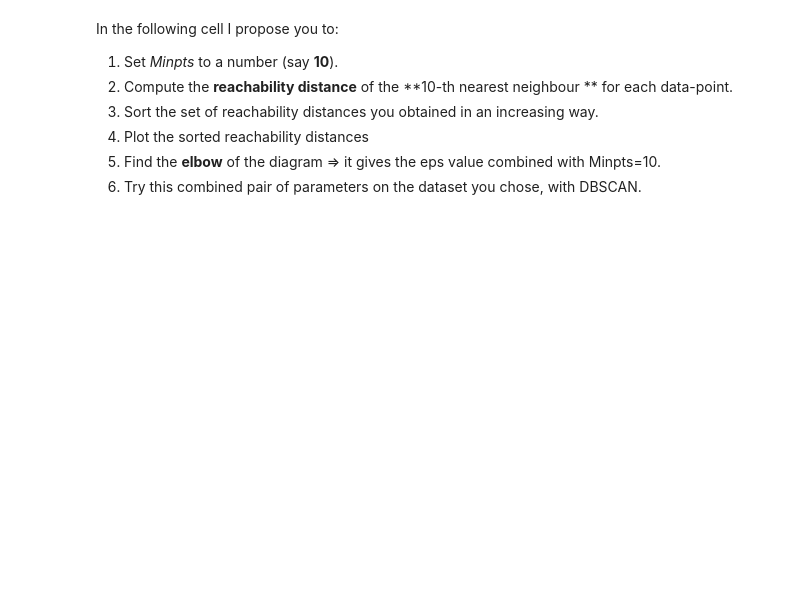
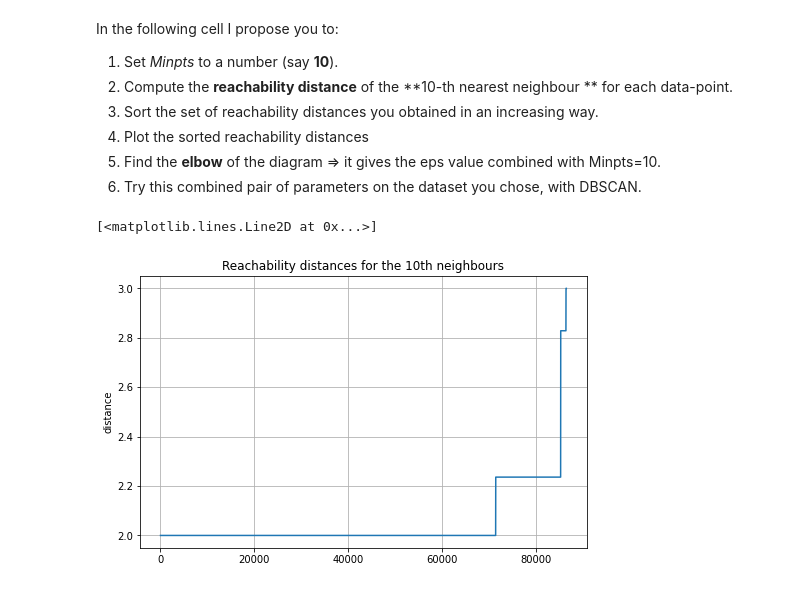
Before and after one commit to PietroPettinato/AAUT, a Jupyter notebook: 3 - DBSCAN/3 - DBSCAN - clustering_copy_for_students_aa_21_22.ipynb, the cells around one changed output. Drawn from its saved outputs; the diff is of its cells as text; code cells hidden in the pictures; blank space fills up the shorter version.

```diff
--- a/3 - DBSCAN/3 - DBSCAN - clustering_copy_for_students_aa_21_22.ipynb
+++ b/3 - DBSCAN/3 - DBSCAN - clustering_copy_for_students_aa_21_22.ipynb
@@ -353,3 +427,31 @@ In the following cell I propose you to:
 4. Plot the sorted reachability distances
 5. Find the **elbow** of the diagram => it gives the eps value combined with Minpts=10.
 6. Try this combined pair of parameters on the dataset you chose, with DBSCAN.
+# %%
+from sklearn.neighbors import NearestNeighbors
+
+
+data = data3
+k = 10 # we consider the 10th nearest neighbour
+
+nn = NearestNeighbors(n_neighbors=k) # calculate euclidean distance between points
+nn.fit(data)
+dist, indx = nn.kneighbors(data)
+# dist = all reachability distances between each point in the dataset and its first 10 neighbours
+# indx = first k=10 neighbours' indexes for each point in the dataset
+
+# we just need to take the last value (the 10th) of each array of distances
+reach_distances = [d[k-1] for d in dist]
+
+# sorting
+reach_distances = np.sort(reach_distances)
+
+# plot the distances
+plt.figure(figsize=(8,5))
+plt.title('Reachability distances for the 10th neighbours')
+plt.ylabel('distance')
+plt.grid()
+plt.plot(reach_distances)
+# %% [output]
+[<matplotlib.lines.Line2D at 0x...>]
+[figure, added]
```
Also changed, not shown: parts of 11 cells of this notebook, 1 other file.
